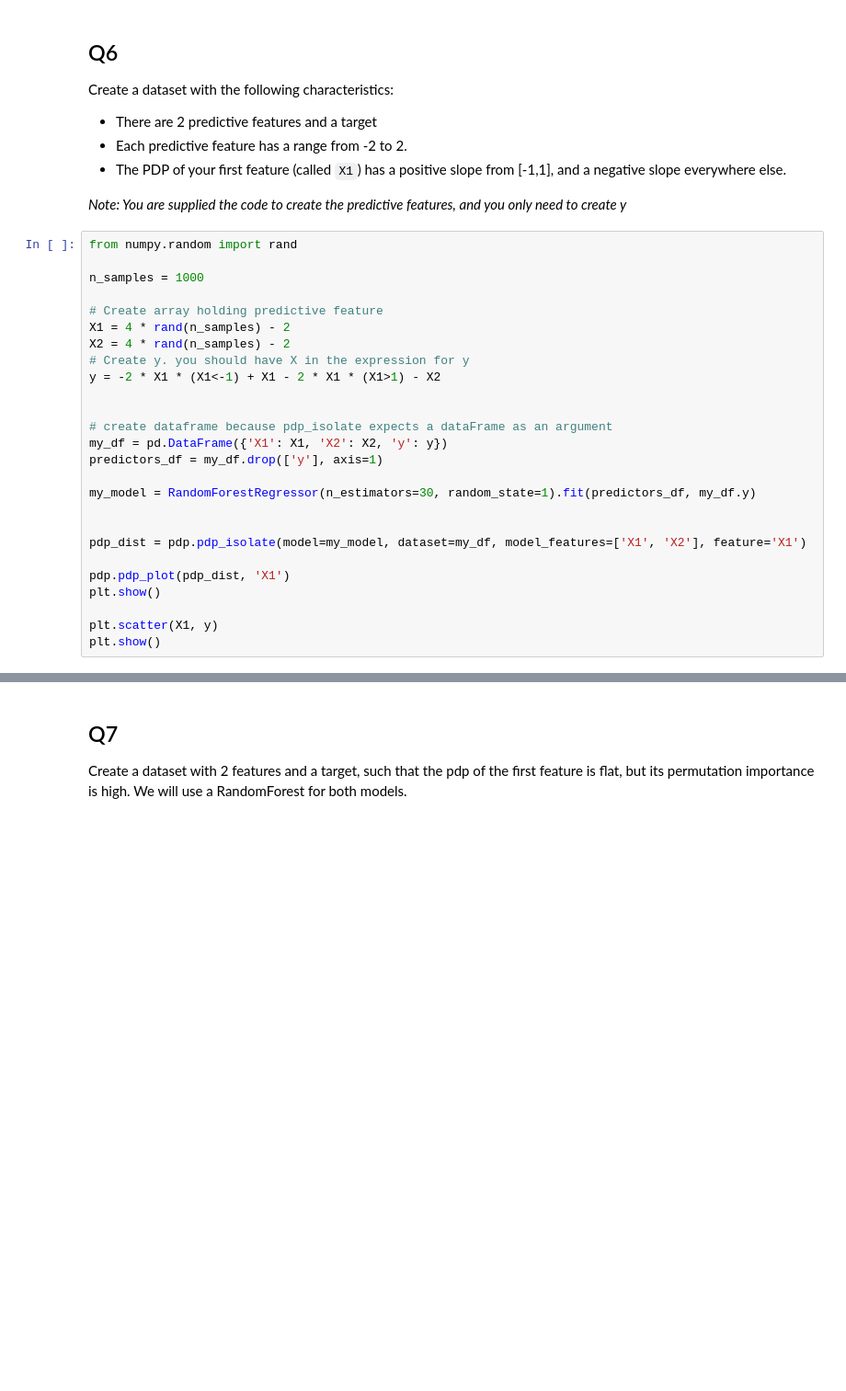
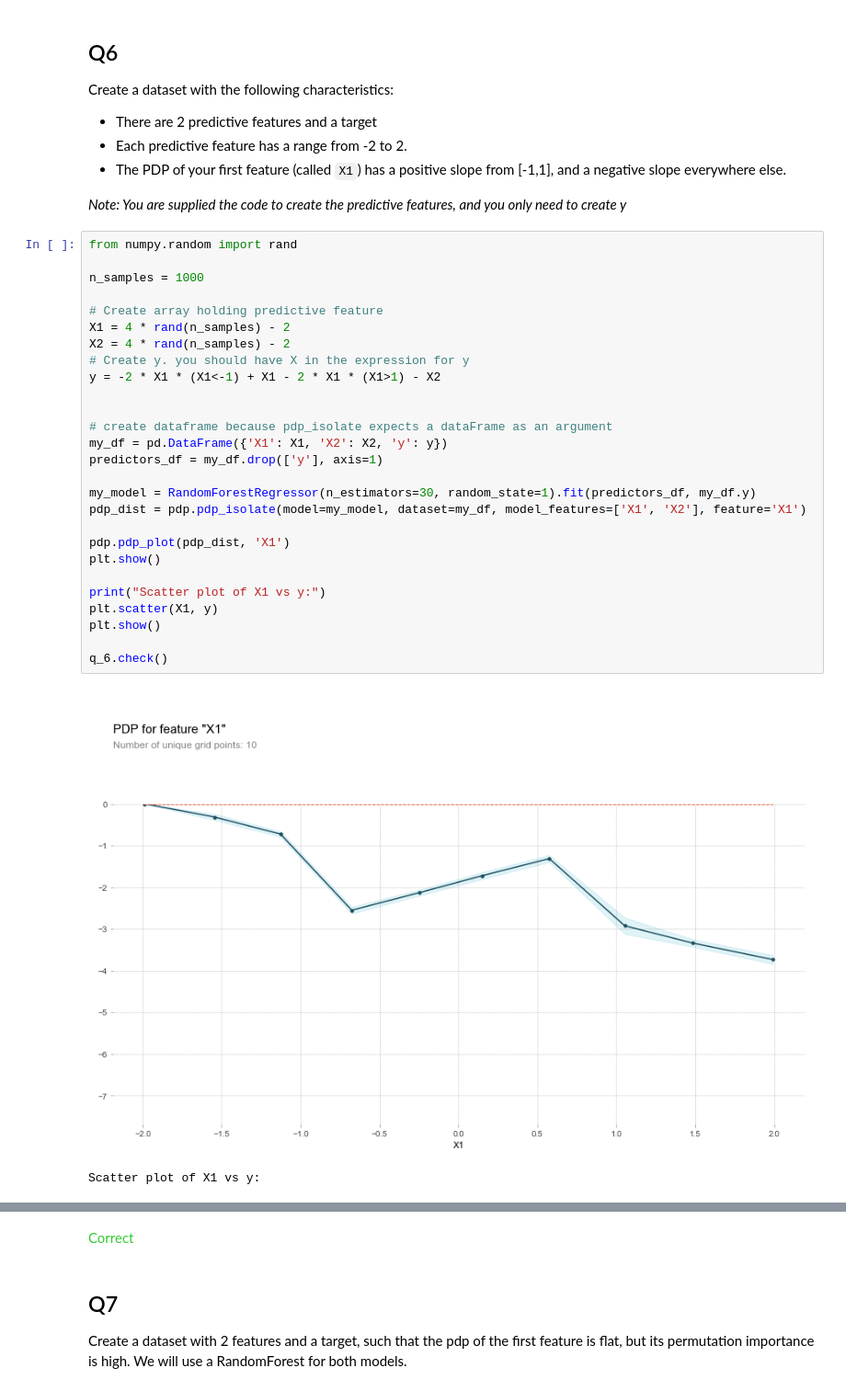
Before and after one commit to Kaggle/learntools, a Jupyter notebook: learntools/ml_insights/nbs/ex3_partial_plots-testing.ipynb, the cells around one changed output, grey strips where cells are left out. Shown at 92% size. Cells and saved outputs as stored; diff of their text form; blank space fills up the shorter version.

```diff
--- a/learntools/ml_insights/nbs/ex3_partial_plots-testing.ipynb
+++ b/learntools/ml_insights/nbs/ex3_partial_plots-testing.ipynb
@@ -178,26 +246,30 @@ Create a dataset with the following characteristics:
 # %%
 from numpy.random import rand
 
 n_samples = 1000
 
 # Create array holding predictive feature
 X1 = 4 * rand(n_samples) - 2
 X2 = 4 * rand(n_samples) - 2
 # Create y. you should have X in the expression for y
 y = -2 * X1 * (X1<-1) + X1 - 2 * X1 * (X1>1) - X2
 
 
 # create dataframe because pdp_isolate expects a dataFrame as an argument
 my_df = pd.DataFrame({'X1': X1, 'X2': X2, 'y': y})
 predictors_df = my_df.drop(['y'], axis=1)
 
 my_model = RandomForestRegressor(n_estimators=30, random_state=1).fit(predictors_df, my_df.y)
-
-
 pdp_dist = pdp.pdp_isolate(model=my_model, dataset=my_df, model_features=['X1', 'X2'], feature='X1')
 
 pdp.pdp_plot(pdp_dist, 'X1')
 plt.show()
 
+print("Scatter plot of X1 vs y:")
 plt.scatter(X1, y)
 plt.show()
+
+q_6.check()
+# %% [output]
+[figure, added]
+Scatter plot of X1 vs y:
@@ -204,3 +278,4 @@ plt.show()
+<span style="color:#33cc33">Correct</span>
 # %% [markdown]
 ## Q7
 Create a dataset with 2 features and a target, such that the pdp of the first feature is flat, but its permutation importance is high.  We will use a RandomForest for both models.
```
Also changed, not shown: parts of 12 cells of this notebook, 4 other files.
